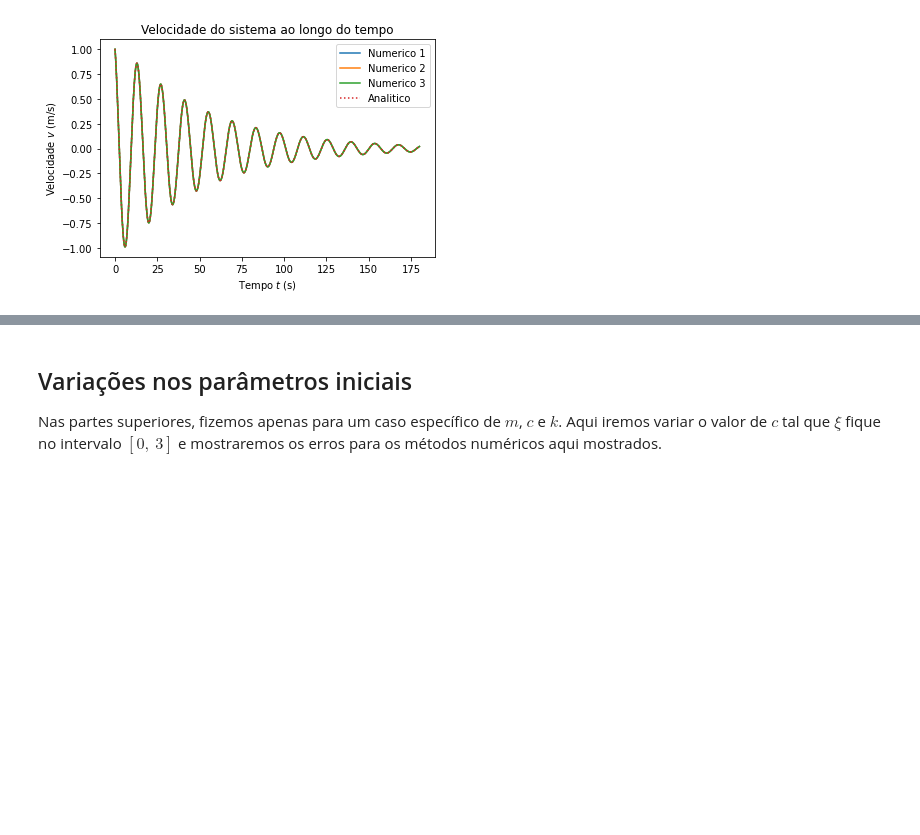
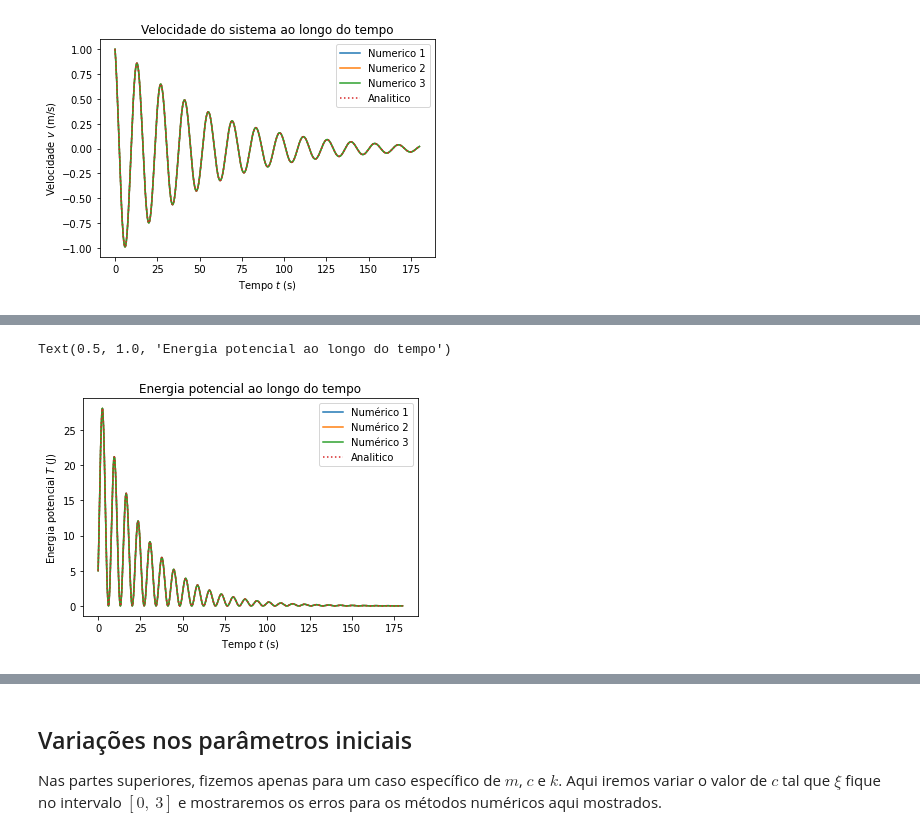
Before and after one commit to carlos-adir/UnB-Courses, a Jupyter notebook: vibracoes/sistema-massa-mola.ipynb, the cells around one changed output, grey strips where cells are left out. Drawn from its saved outputs; the diff is of its cells as text; code cells hidden in the pictures; blank space fills up the shorter version.

```diff
--- a/vibracoes/sistema-massa-mola.ipynb
+++ b/vibracoes/sistema-massa-mola.ipynb
@@ -1138,0 +1167,14 @@ Text(0.5, 1.0, 'Velocidade do sistema ao longo do tempo')
+# %%
+for i, Y in enumerate([Y_num1, Y_num2, Y_num3]):
+    x = Y[:, 0]
+    V = k*x**2/2
+    plt.plot(t, V, label="Numérico %d" % (i+1))
+V_ana = k*(x_ana**2)/2
+plt.plot(t, V_ana, label="Analitico", ls="dotted")
+plt.legend()
+plt.xlabel(r"Tempo $t$ (s)")
+plt.ylabel(r"Energia potencial $T$ (J)")
+plt.title("Energia potencial ao longo do tempo")
+# %% [output]
+Text(0.5, 1.0, 'Energia potencial ao longo do tempo')
+[figure, added]
```
Also changed, not shown: parts of 3 cells of this notebook.
